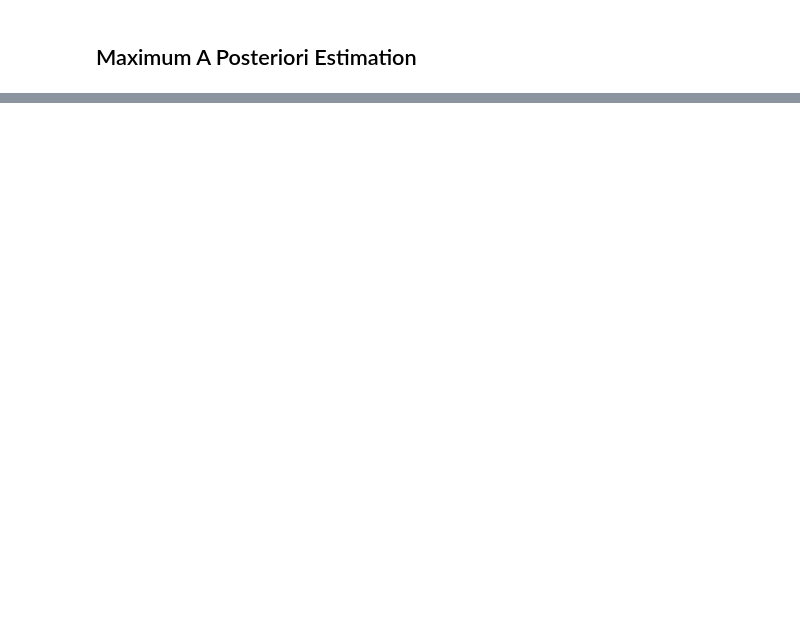
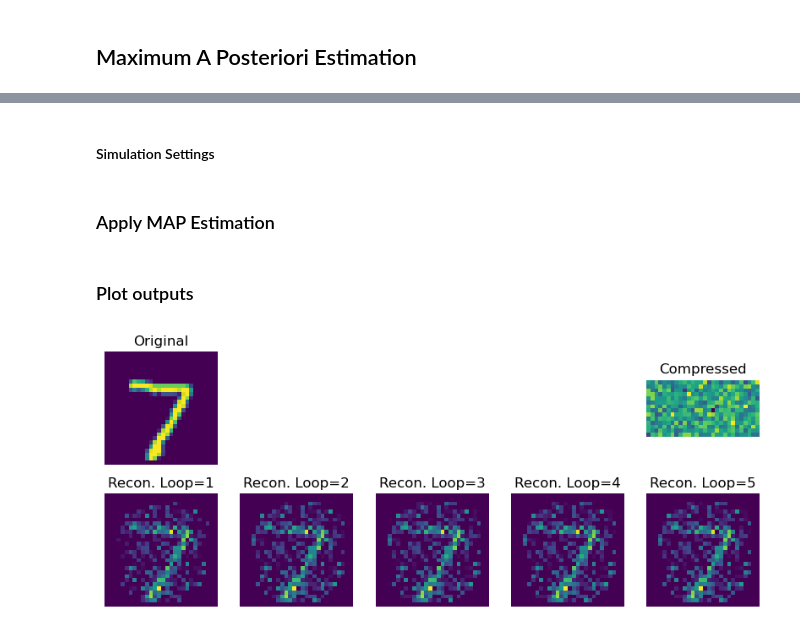
Before and after one commit to GenAI-CUEE/Estimation-Theory-EE523, a Jupyter notebook: Tutorial4/main.ipynb, the cells around one changed output, grey strips where cells are left out. Saved outputs shown, nothing was run; the diff lists cells and outputs as text; code cells hidden in the pictures; blank space fills up the shorter version.

```diff
--- a/Tutorial4/main.ipynb
+++ b/Tutorial4/main.ipynb
@@ -203,0 +314,69 @@ plt.show()
+# %% [markdown]
+#### Simulation Settings
+# %%
+sigma_v           = 1e-10
+num_iteration     = 5
+compression_ratio = 0.5
+
+n_compressed_data = int(compression_ratio*28*28)
+A                 = np.random.randn(n_compressed_data, 28*28)/np.sqrt(n_compressed_data)
+v                 = sigma_v*np.random.randn(1, 1)
+yA                = A.dot(data2D.reshape(28*28,-1)).reshape(n_compressed_data,-1)
+
+y                 = yA  + v
+# %% [markdown]
+### Apply MAP Estimation
+# %%
+mu_gamma_    = sample_mean(data2D)
+mu_gamma    =  mu_gamma_.reshape(28*28,1)
+
+lambda_gamm_ = update_b(data2D)
+lambda_gamm  = lambda_gamm_.reshape(28*28,1)
+
+x_hat_list   = loopy_Estimation(y, A,  0.01, lambda_gamm, mu_gamma, num_iteration)
+# %% [markdown]
+### Plot outputs
+# %%
+Num_samples       = y.shape[1]
+
+x_hat_2D_6    = x_hat_list[-5].reshape(28,28, Num_samples)[:,:,0]
+x_hat_2D_7    = x_hat_list[-4].reshape(28,28, Num_samples)[:,:,0]
+x_hat_2D_8    = x_hat_list[-3].reshape(28,28, Num_samples)[:,:,0]
+x_hat_2D_9    = x_hat_list[-2].reshape(28,28, Num_samples)[:,:,0]
+x_hat_2D_10   = x_hat_list[-1].reshape(28,28, Num_samples)[:,:,0]
+
+fig, ax = plt.subplots(nrows=2,ncols=5, figsize=(10,4) )
+
+ax[0,0].imshow(data2D[:,:,0] )
+ax[0,0].set_title("Original")
+ax[0,4].imshow(y[:,0].reshape(-1,28))
+ax[0,4].set_title("Compressed")
+
+ax[0,0].set_axis_off()
+ax[0,1].set_axis_off()
+ax[0,2].set_axis_off()
+ax[0,3].set_axis_off()
+ax[0,4].set_axis_off()
+
+
+ax[1,0].imshow(x_hat_2D_6)
+ax[1,1].imshow(x_hat_2D_7)
+ax[1,2].imshow(x_hat_2D_8)
+ax[1,3].imshow(x_hat_2D_9)
+ax[1,4].imshow(x_hat_2D_10)
+
+ax[1,0].set_axis_off()
+ax[1,1].set_axis_off()
+ax[1,2].set_axis_off()
+ax[1,3].set_axis_off()
+ax[1,4].set_axis_off()
+
+ax[1,0].set_title("Recon. Loop=1")
+ax[1,1].set_title("Recon. Loop=2")
+ax[1,2].set_title("Recon. Loop=3")
+ax[1,3].set_title("Recon. Loop=4")
+ax[1,4].set_title("Recon. Loop=5")
+
+plt.show()
+# %% [output]
+[figure, added]
```
Also changed, not shown: parts of 14 cells of this notebook, 2 other files.
